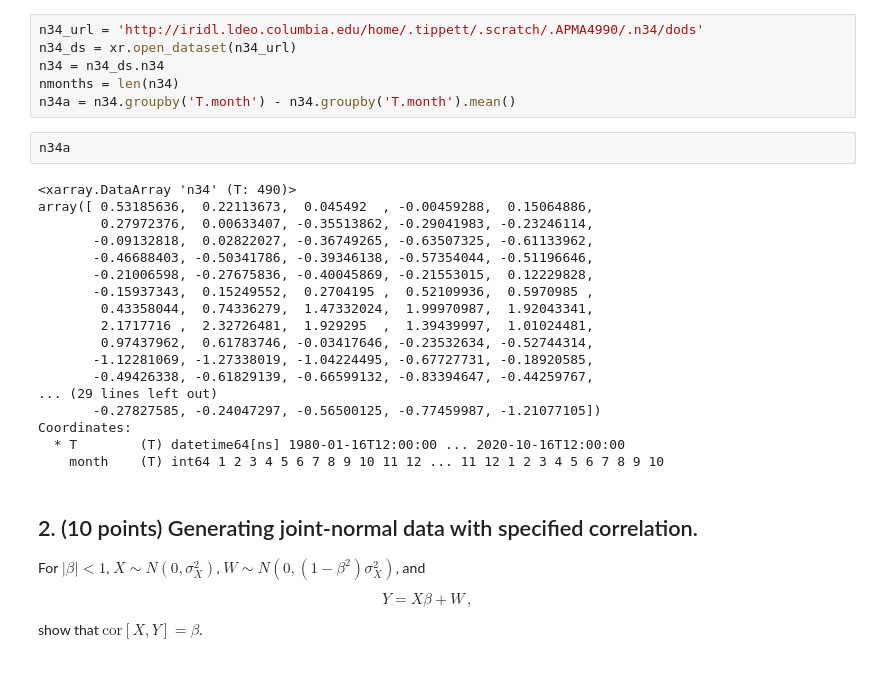
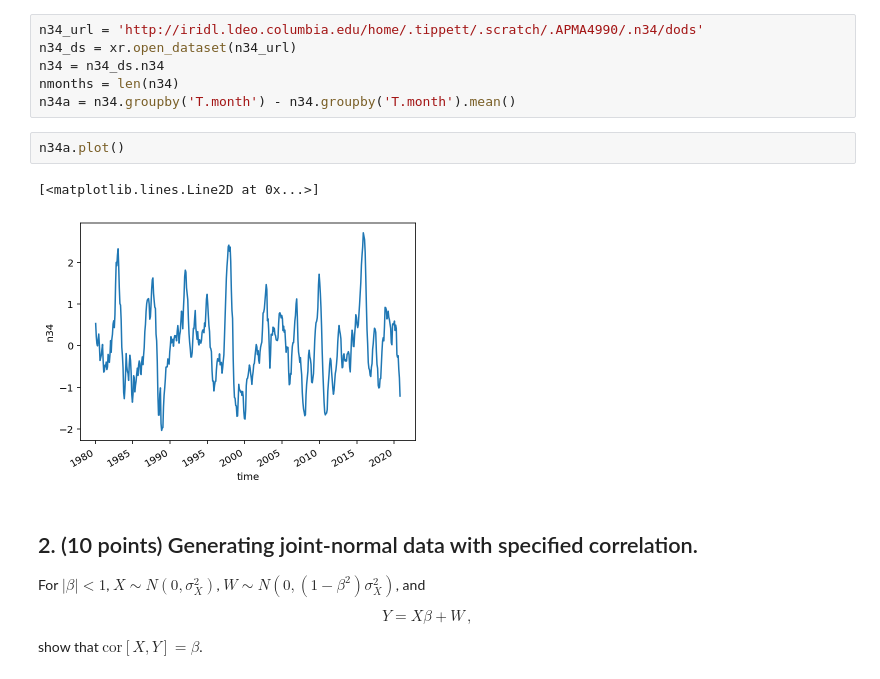
Before and after one commit to Top129/apma4990-qy2216, a Jupyter notebook: apma-4990-hw-09.ipynb, the cells around one changed output. Drawn from its saved outputs; the diff is of its cells as text.

```diff
--- a/apma-4990-hw-09.ipynb
+++ b/apma-4990-hw-09.ipynb
@@ -250,25 +250,10 @@ n34 = n34_ds.n34
 nmonths = len(n34)
 n34a = n34.groupby('T.month') - n34.groupby('T.month').mean()
 # %%
-n34a
+n34a.plot()
 # %% [output]
-<xarray.DataArray 'n34' (T: 490)>
-array([ 0.53185636,  0.22113673,  0.045492  , -0.00459288,  0.15064886,
-        0.27972376,  0.00633407, -0.35513862, -0.29041983, -0.23246114,
-       -0.09132818,  0.02822027, -0.36749265, -0.63507325, -0.61133962,
-       -0.46688403, -0.50341786, -0.39346138, -0.57354044, -0.51196646,
-       -0.21006598, -0.27675836, -0.40045869, -0.21553015,  0.12229828,
-       -0.15937343,  0.15249552,  0.2704195 ,  0.52109936,  0.5970985 ,
-        0.43358044,  0.74336279,  1.47332024,  1.99970987,  1.92043341,
-        2.1717716 ,  2.32726481,  1.929295  ,  1.39439997,  1.01024481,
-        0.97437962,  0.61783746, -0.03417646, -0.23532634, -0.52744314,
-       -1.12281069, -1.27338019, -1.04224495, -0.67727731, -0.18920585,
-       -0.49426338, -0.61829139, -0.66599132, -0.83394647, -0.44259767,
-... (29 lines left out)
-       -0.27827585, -0.24047297, -0.56500125, -0.77459987, -1.21077105])
-Coordinates:
-  * T        (T) datetime64[ns] 1980-01-16T12:00:00 ... 2020-10-16T12:00:00
-    month    (T) int64 1 2 3 4 5 6 7 8 9 10 11 12 ... 11 12 1 2 3 4 5 6 7 8 9 10
+[<matplotlib.lines.Line2D at 0x...>]
+[figure, added]
 # %% [markdown]
 ## 2. (10 points) Generating joint-normal data with specified correlation.
 
```
